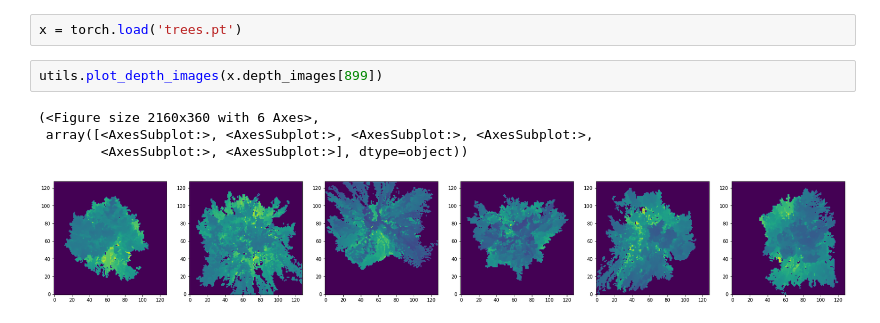
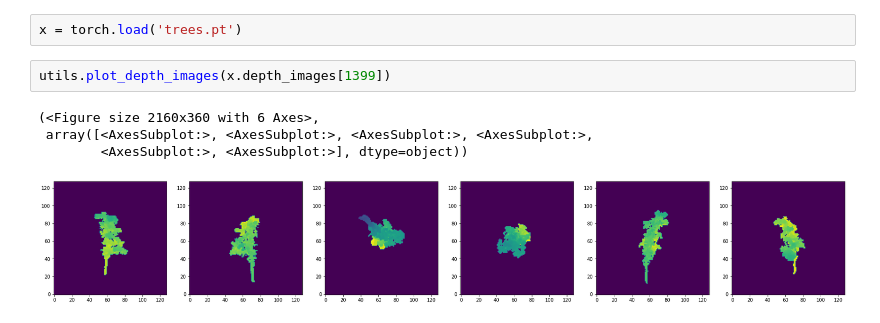
Before and after one commit to mataln/laser-trees, a Jupyter notebook: notebooks/build_dataset.ipynb, the cells around one changed output. Saved outputs shown, nothing was run; the diff lists cells and outputs as text.

Commit message:
Plot index changes

```diff
--- a/notebooks/build_dataset.ipynb
+++ b/notebooks/build_dataset.ipynb
@@ -36,9 +36,9 @@ torch.save(trees_dataset, 'trees.pt')
 # %%
 x = torch.load('trees.pt')
 # %%
-utils.plot_depth_images(x.depth_images[899])
+utils.plot_depth_images(x.depth_images[1399])
 # %% [output]
 (<Figure size 2160x360 with 6 Axes>,
  array([<AxesSubplot:>, <AxesSubplot:>, <AxesSubplot:>, <AxesSubplot:>,
         <AxesSubplot:>, <AxesSubplot:>], dtype=object))
-[figure, old version]
+[figure, new version]
```
